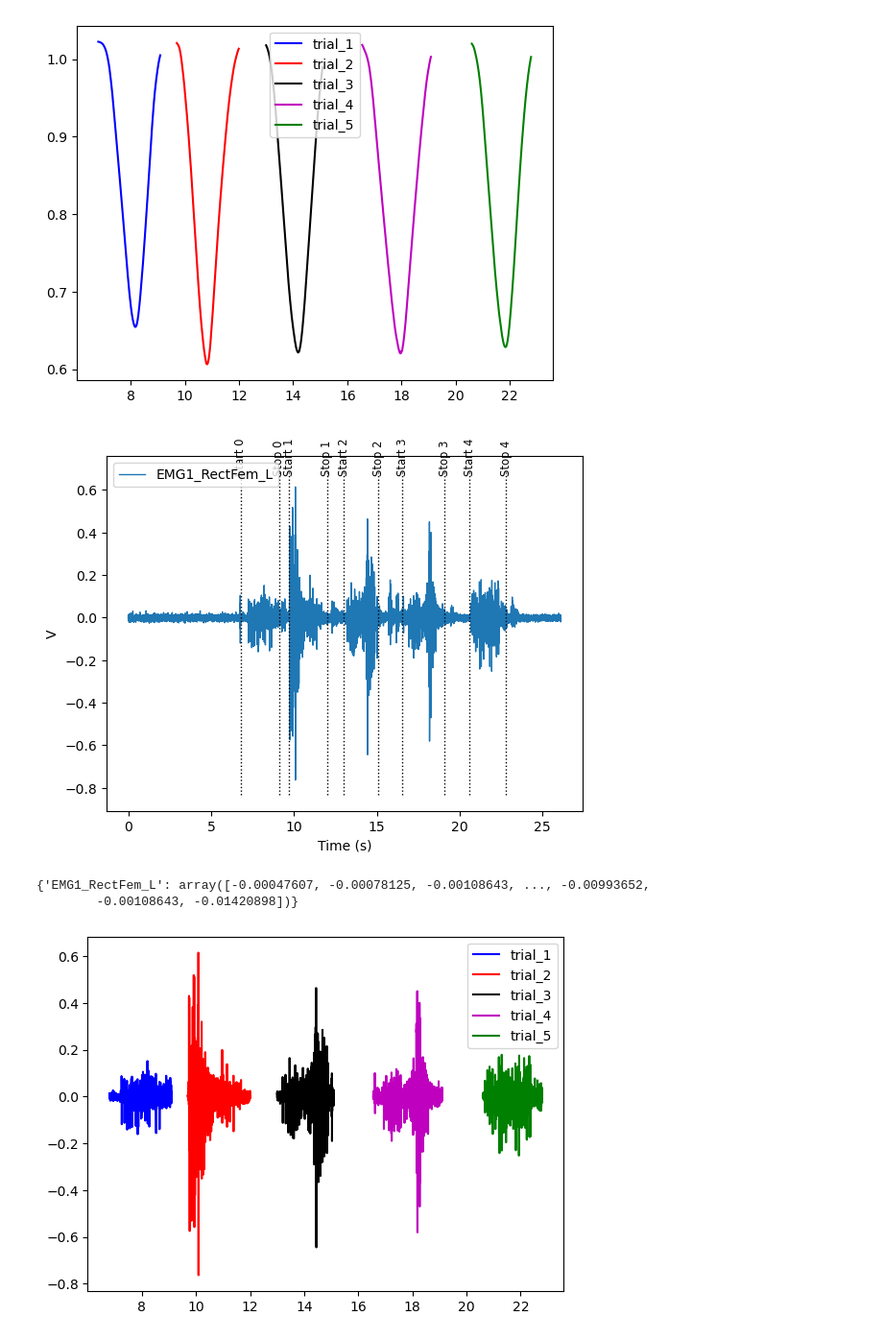
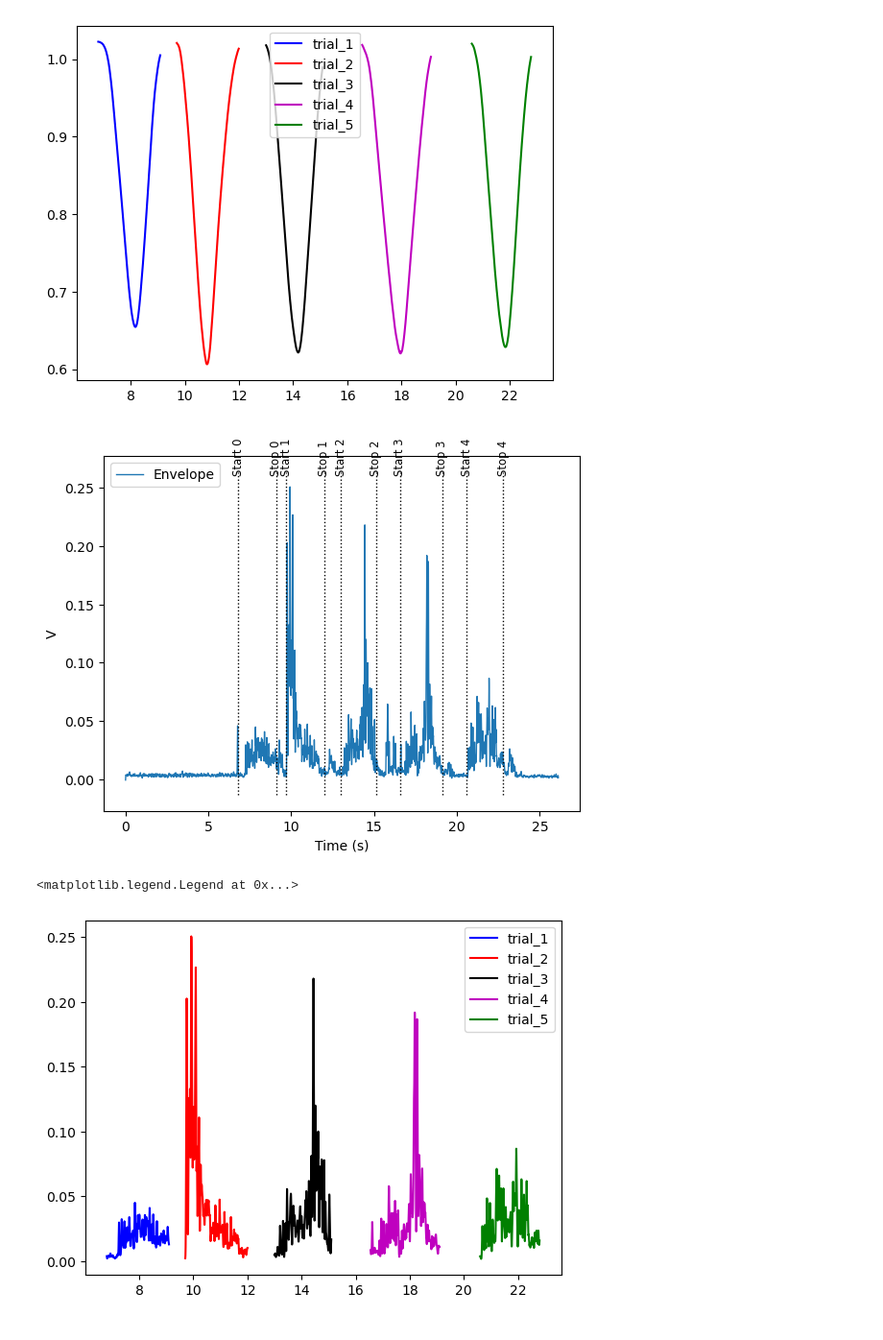
Before and after one commit to MuhammadUtoro/biomechanics, a Jupyter notebook: RF_RvsRF_L.ipynb, the cells around one changed output. Shown: that part at 96% size. Cells and saved outputs as stored; diff of their text form; code cells hidden in the pictures.

```diff
--- a/RF_RvsRF_L.ipynb
+++ b/RF_RvsRF_L.ipynb
@@ -112,33 +113,31 @@ plt.legend()
 <matplotlib.legend.Legend at 0x...>
 [figure]
 # %%
-rf_l = rf_l.add_event(6.80,"Start")
-rf_l = rf_l.add_event(9.10,"Stop")
-rf_l = rf_l.add_event(9.70,"Start")
-rf_l = rf_l.add_event(12.0,"Stop")
-rf_l = rf_l.add_event(13.0,"Start")
-rf_l = rf_l.add_event(15.10,"Stop")
-rf_l = rf_l.add_event(16.55,"Start")
-rf_l = rf_l.add_event(19.10,"Stop")
-rf_l = rf_l.add_event(20.60,"Start")
-rf_l = rf_l.add_event(22.8,"Stop")
-rf_l.plot()
+rfL_Filtered = rfL_Filtered.add_event(6.80,"Start")
+rfL_Filtered = rfL_Filtered.add_event(9.10,"Stop")
+rfL_Filtered = rfL_Filtered.add_event(9.70,"Start")
+rfL_Filtered = rfL_Filtered.add_event(12.0,"Stop")
+rfL_Filtered = rfL_Filtered.add_event(13.0,"Start")
+rfL_Filtered = rfL_Filtered.add_event(15.10,"Stop")
+rfL_Filtered = rfL_Filtered.add_event(16.55,"Start")
+rfL_Filtered = rfL_Filtered.add_event(19.10,"Stop")
+rfL_Filtered = rfL_Filtered.add_event(20.60,"Start")
+rfL_Filtered = rfL_Filtered.add_event(22.8,"Stop")
+rfL_Filtered.plot()
 # %% [output]
-[figure, old version]
+[figure, new version]
 # %%
 rf_l.trial_1 = rf_l.time[rf_l.get_index_at_time(n_starts[0]):rf_l.get_index_at_time(n_stops[0])]
 rf_l.trial_2 = rf_l.time[rf_l.get_index_at_time(n_starts[1]):rf_l.get_index_at_time(n_stops[1])]
 rf_l.trial_3 = rf_l.time[rf_l.get_index_at_time(n_starts[2]):rf_l.get_index_at_time(n_stops[2])]
 rf_l.trial_4 = rf_l.time[rf_l.get_index_at_time(n_starts[3]):rf_l.get_index_at_time(n_stops[3])]
 rf_l.trial_5 = rf_l.time[rf_l.get_index_at_time(n_starts[4]):rf_l.get_index_at_time(n_stops[4])]
-plt.plot(rf_l.trial_1,rf_l.data["EMG1_RectFem_L"][6800:9100], 'b-', label='trial_1')
-plt.plot(rf_l.trial_2,rf_l.data["EMG1_RectFem_L"][9700:12000], 'r-', label='trial_2')
-plt.plot(rf_l.trial_3,rf_l.data["EMG1_RectFem_L"][13000:15100], 'k-', label='trial_3')
-plt.plot(rf_l.trial_4,rf_l.data["EMG1_RectFem_L"][16550:19100], 'm-', label='trial_4')
-plt.plot(rf_l.trial_5,rf_l.data["EMG1_RectFem_L"][20600:22800], 'g-', label='trial_5')
+plt.plot(rf_l.trial_1,rfL_Filtered.data["Envelope"][6800:9100], 'b-', label='trial_1')
+plt.plot(rf_l.trial_2,rfL_Filtered.data["Envelope"][9700:12000], 'r-', label='trial_2')
+plt.plot(rf_l.trial_3,rfL_Filtered.data["Envelope"][13000:15100], 'k-', label='trial_3')
+plt.plot(rf_l.trial_4,rfL_Filtered.data["Envelope"][16550:19100], 'm-', label='trial_4')
+plt.plot(rf_l.trial_5,rfL_Filtered.data["Envelope"][20600:22800], 'g-', label='trial_5')
 plt.legend()
-rf_l.data
 # %% [output]
-{'EMG1_RectFem_L': array([-0.00047607, -0.00078125, -0.00108643, ..., -0.00993652,
-        -0.00108643, -0.01420898])}
+<matplotlib.legend.Legend at 0x...>
-[figure, old version]
+[figure, new version]
```
Also changed, not shown: parts of 3 cells of this notebook.
